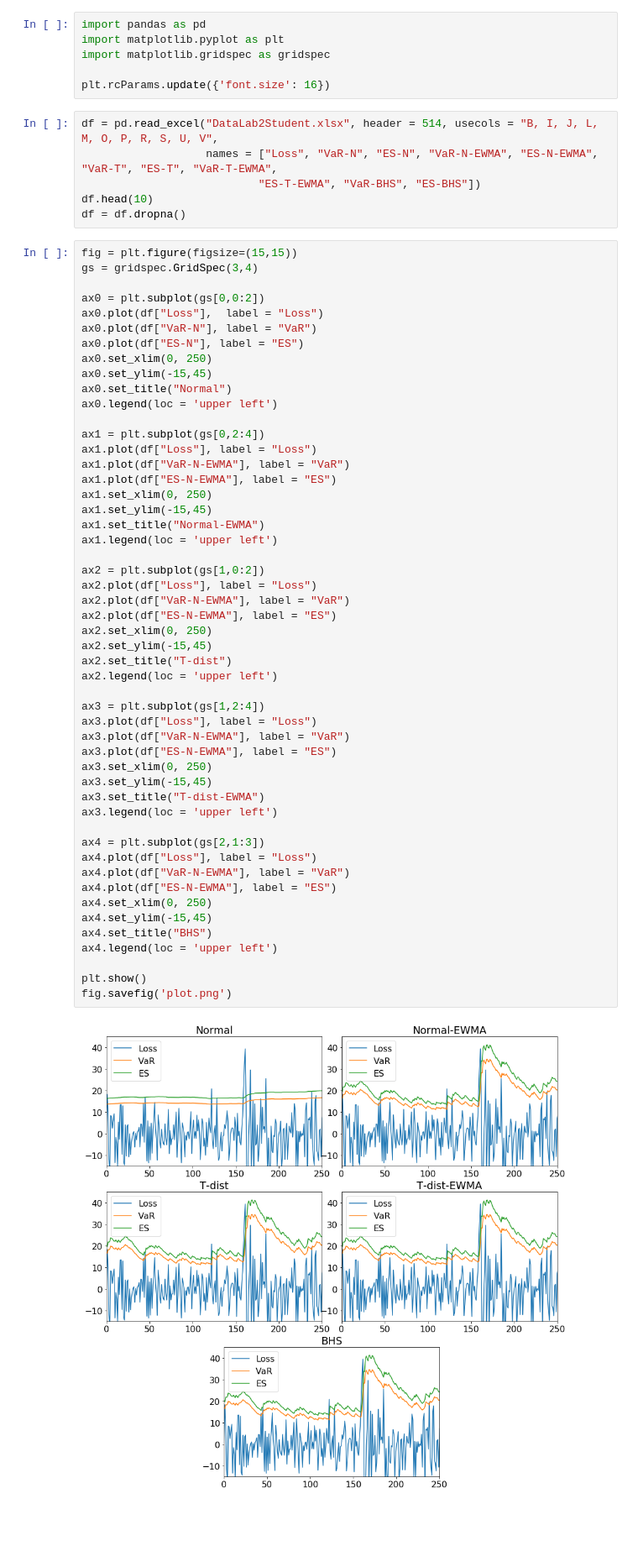
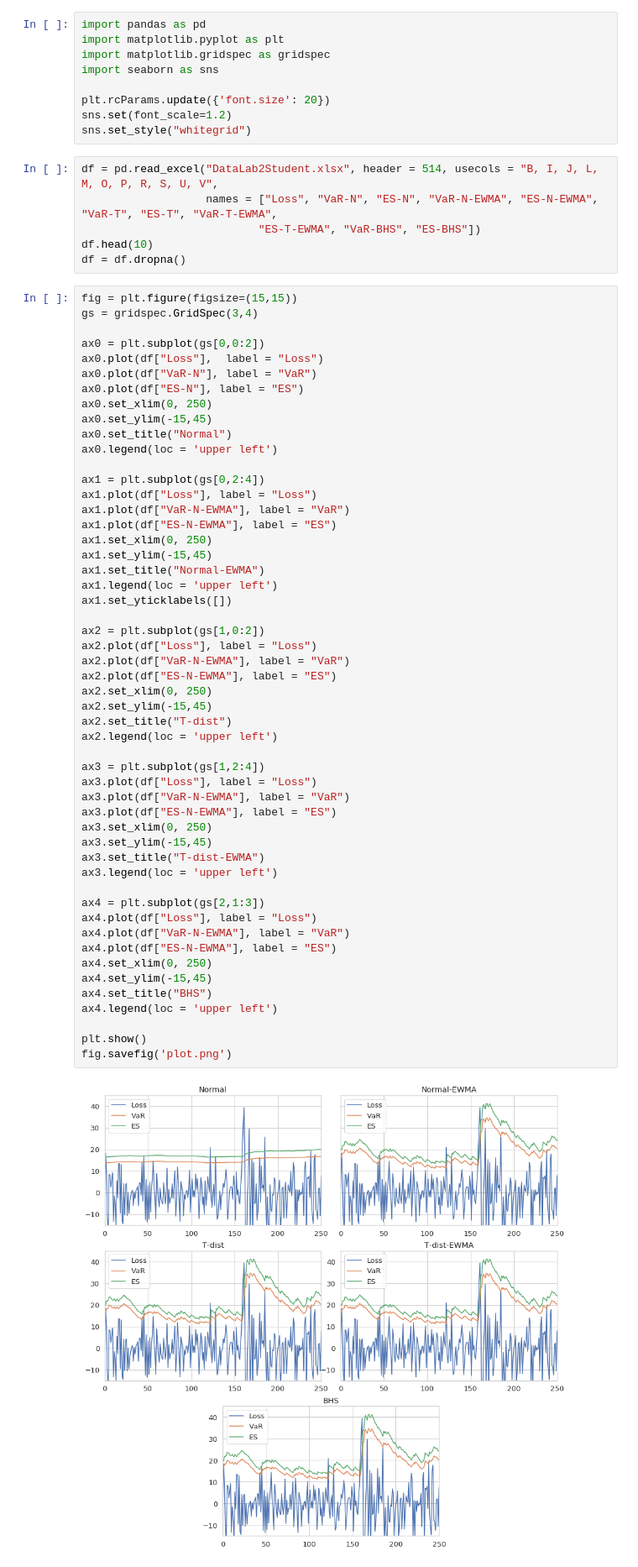
Before and after one commit to sleipner42/LP32020, a Jupyter notebook: finrisk/Lab2/Plottar.ipynb, the cells around one changed output. Shown at 84% size. Saved outputs shown, nothing was run; the diff lists cells and outputs as text; blank space fills up the shorter version.

Commit message:
plot fixes

```diff
--- a/finrisk/Lab2/Plottar.ipynb
+++ b/finrisk/Lab2/Plottar.ipynb
@@ -2,8 +2,11 @@
 import pandas as pd
 import matplotlib.pyplot as plt
 import matplotlib.gridspec as gridspec
+import seaborn as sns
 
-plt.rcParams.update({'font.size': 16})
+plt.rcParams.update({'font.size': 20})
+sns.set(font_scale=1.2)
+sns.set_style("whitegrid")
 # %%
 df = pd.read_excel("DataLab2Student.xlsx", header = 514, usecols = "B, I, J, L, M, O, P, R, S, U, V",
                    names = ["Loss", "VaR-N", "ES-N", "VaR-N-EWMA", "ES-N-EWMA", "VaR-T", "ES-T", "VaR-T-EWMA",
@@ -31,35 +34,36 @@ ax1.set_xlim(0, 250)
 ax1.set_ylim(-15,45)
 ax1.set_title("Normal-EWMA")
 ax1.legend(loc = 'upper left')
+ax1.set_yticklabels([])
 
 ax2 = plt.subplot(gs[1,0:2])
 ax2.plot(df["Loss"], label = "Loss")
 ax2.plot(df["VaR-N-EWMA"], label = "VaR")
 ax2.plot(df["ES-N-EWMA"], label = "ES")
 ax2.set_xlim(0, 250)
 ax2.set_ylim(-15,45)
 ax2.set_title("T-dist")
 ax2.legend(loc = 'upper left')
 
 ax3 = plt.subplot(gs[1,2:4])
 ax3.plot(df["Loss"], label = "Loss")
 ax3.plot(df["VaR-N-EWMA"], label = "VaR")
 ax3.plot(df["ES-N-EWMA"], label = "ES")
 ax3.set_xlim(0, 250)
 ax3.set_ylim(-15,45)
 ax3.set_title("T-dist-EWMA")
 ax3.legend(loc = 'upper left')
 
 ax4 = plt.subplot(gs[2,1:3])
 ax4.plot(df["Loss"], label = "Loss")
 ax4.plot(df["VaR-N-EWMA"], label = "VaR")
 ax4.plot(df["ES-N-EWMA"], label = "ES")
 ax4.set_xlim(0, 250)
 ax4.set_ylim(-15,45)
 ax4.set_title("BHS")
 ax4.legend(loc = 'upper left')
 
 plt.show()
 fig.savefig('plot.png')
 # %% [output]
-[figure, old version]
+[figure, new version]
```
Also changed, not shown: 2 other files.
